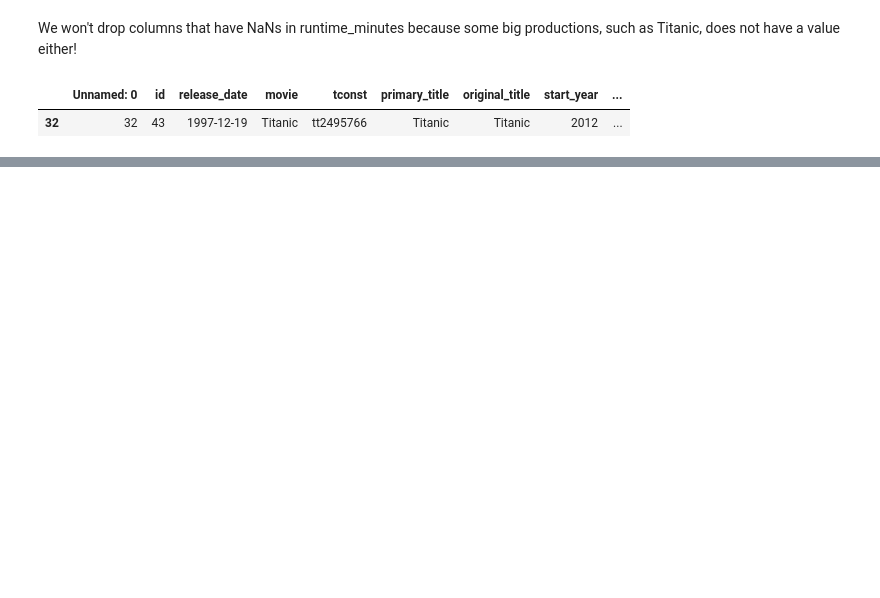
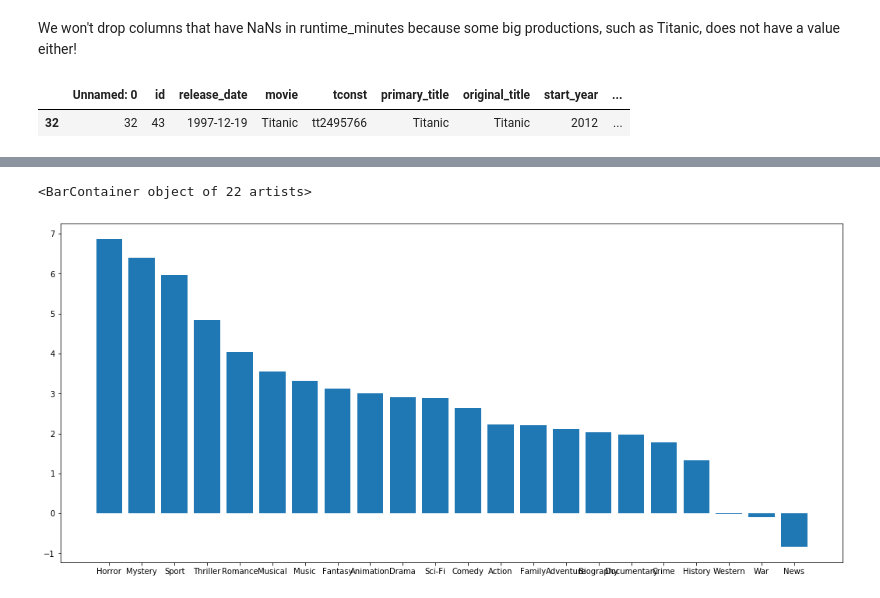
Before and after one commit to tcrispi/Mod1-Project, a Jupyter notebook: cathy/Data_analysis_genres-cathy.ipynb, the cells around one changed output, grey strips where cells are left out. Saved outputs shown, nothing was run; the diff lists cells and outputs as text; code cells hidden in the pictures; blank space fills up the shorter version.

```diff
--- a/cathy/Data_analysis_genres-cathy.ipynb
+++ b/cathy/Data_analysis_genres-cathy.ipynb
@@ -41,0 +313,2 @@ df.loc[df['movie']== 'Titanic']
+# %%
+df_genre_profit = df_genre.sort_values(by=['profit'], ascending = False)
@@ -41,0 +321,6 @@ df.loc[df['movie']== 'Titanic']
+# %%
+plt.figure(figsize = (18,8))
+plt.bar(df_genre_profit['genre'],df_genre_profit['profit'])
+# %% [output]
+<BarContainer object of 22 artists>
+[figure, added]
```
Also changed, not shown: parts of 39 cells of this notebook, 6 other files.
